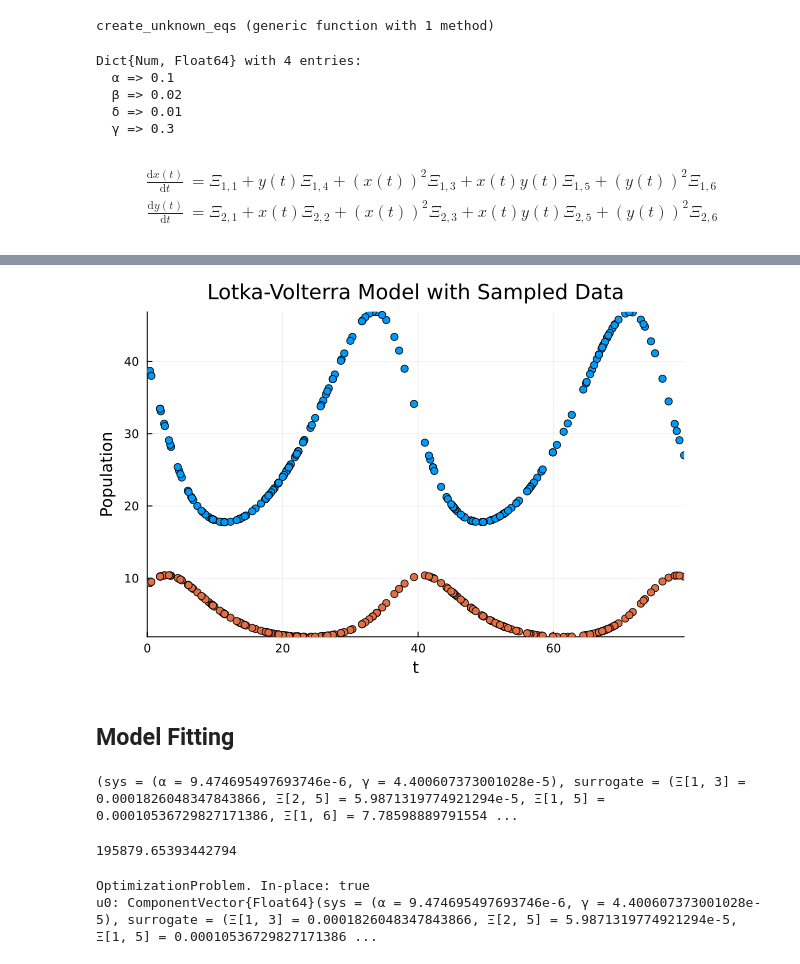
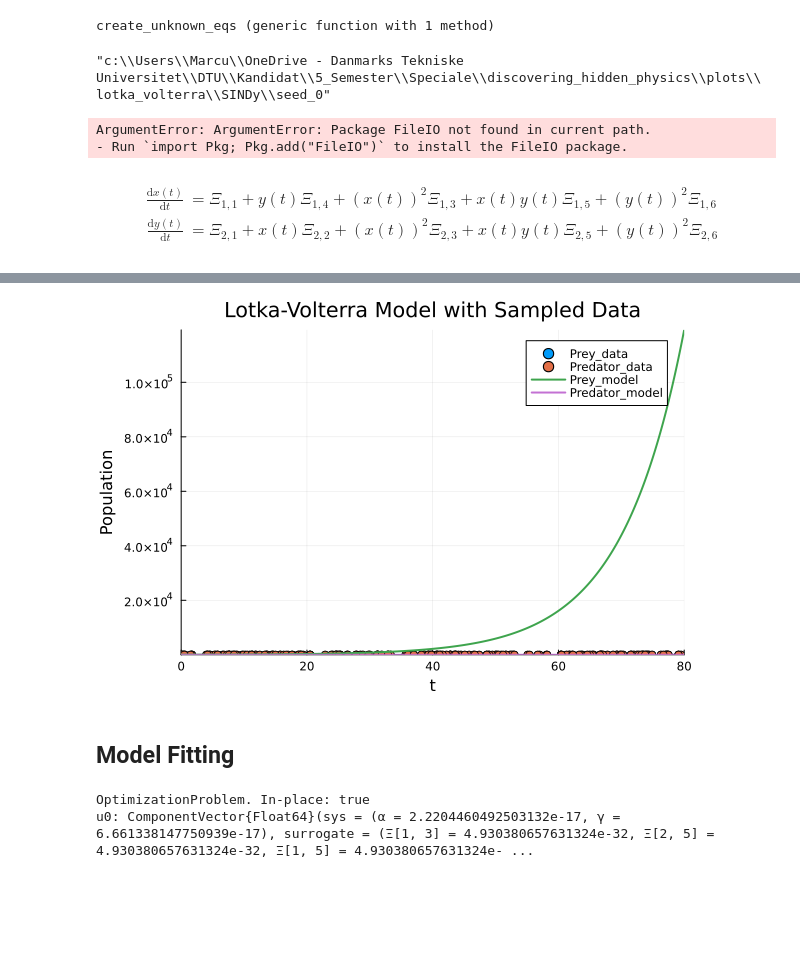
Before and after one commit to MarcusGalea/discovering_hidden_physics, a Jupyter notebook: scripts/LV_SINDy.ipynb, the cells around one changed output, grey strips where cells are left out. Cells and saved outputs as stored; diff of their text form; code cells hidden in the pictures; blank space fills up the shorter version.

Commit message:
optimization of hybrid modes

```diff
--- a/scripts/LV_SINDy.ipynb
+++ b/scripts/LV_SINDy.ipynb
@@ -23,7 +23,7 @@ Status `C:\Users\MGAJ\OneDrive - Danmarks Tekniske Universitet\DTU\Kandidat\5_Se
   [fe2206b3] TidierData v0.17.0
 Info Packages marked with ⌃ and ⌅ have new versions available. Those with ⌃ may be upgradable, but those with ⌅ are restricted by compatibility constraints from upgrading. To see why use `status --out ...
 # %%
-using Revise, Optimization, ModelingToolkit,DifferentialEquations,Plots, Lux, PEtab, Random, Distributions
+using Revise, Optimization,Optim, OptimizationOptimJL,OptimizationPolyalgorithms, ModelingToolkit,DifferentialEquations,Plots, Lux, PEtab, Random, Distributions
 seed = 0 #set seed for reproducibility
-rng = Random.default_rng() #create a random number generator with the seed
+rng = Random.default_rng(seed) #create a random number generator with the seed
 # %% [output]
@@ -239,12 +444,17 @@ end
 # %% [output]
 create_unknown_eqs (generic function with 1 method)
 # %%
-params
+plotsdir = joinpath(rootdir, "plots", "lotka_volterra", "SINDy", "seed_$seed")
 # %% [output]
-Dict{Num, Float64} with 4 entries:
-  α => 0.1
-  β => 0.02
-  δ => 0.01
-  γ => 0.3
+"c:\\Users\\Marcu\\OneDrive - Danmarks Tekniske Universitet\\DTU\\Kandidat\\5_Semester\\Speciale\\discovering_hidden_physics\\plots\\lotka_volterra\\SINDy\\seed_0"
+# %%
+#makedir if it does not exist
+using FileIO
+if !isdir(plotsdir)
+    mkpath(plotsdir)
+end
+# %% [output]
+ArgumentError: ArgumentError: Package FileIO not found in current path.
+- Run `import Pkg; Pkg.add("FileIO")` to install the FileIO package.
 # %%
 @parameters Ξ[1:length(known_eqs), 1:length(unknown_basis)]
@@ -287,6 +497,7 @@ initial_conditions = Dict(
 
 ens_prob = EnsembleProblem(hmodel, initial_conditions, tspan, initp)
 sol = solve(ens_prob, Rodas5(), EnsembleDistributed(), trajectories = length(initial_conditions), saveat = dt)
-scatter(timedata[sample_idcs], data[sample_idcs, :], label=["Prey" "Predator"], xlabel="Time", ylabel="Population", title="Lotka-Volterra Model with Sampled Data")
-plot!(sol)
+scatter(timedata[sample_idcs], data[sample_idcs, :], label=["Prey_data" "Predator_data"], xlabel="Time", ylabel="Population", title="Lotka-Volterra Model with Sampled Data", legend =:topright)
+plot!(sol, label = ["Prey_model" "Predator_model"], linewidth=2, markersize=4, legend =:topright)
+# savefig(joinpath(plotsdir, "LV_SINDy_sampled_data_gone_wrong.png"))
 # %% [output]
@@ -295,3 +504,3 @@ plot!(sol)
-[figure, old version]
+[figure, new version]
 # %% [markdown]
 ## Model Fitting
@@ -313,15 +520,9 @@ peprob = HybridPEProblem(hmodel, obs, train_measurements, u0map;
 # %%
 adalg = Optimization.AutoForwardDiff() #Optimization.AutoZygote() # Optimization.AutoReverseDiff(compile=false) #
 optfun = OptimizationFunction((p, p_useless) -> peprob.obj_func(p), adalg)
-p_guess = abs.(1e-4* randn(length(initp)).*init_params(hmodel))
-println(p_guess)
-optfun(p_guess, nothing) #test the objective function
+p_guess = initp .* eps(Float64)
+optprob = OptimizationProblem(optfun, p_guess)#, lb = zeros(length(initp)), ub = ones(length(initp)) .* 1e1)
 # %% [output]
-(sys = (α = 9.474695497693746e-6, γ = 4.400607373001028e-5), surrogate = (Ξ[1, 3] = 0.0001826048347843866, Ξ[2, 5] = 5.9871319774921294e-5, Ξ[1, 5] = 0.00010536729827171386, Ξ[1, 6] = 7.78598889791554 ...
+OptimizationProblem. In-place: true
+u0: ComponentVector{Float64}(sys = (α = 2.2204460492503132e-17, γ = 6.661338147750939e-17), surrogate = (Ξ[1, 3] = 4.930380657631324e-32, Ξ[2, 5] = 4.930380657631324e-32, Ξ[1, 5] = 4.930380657631324e- ...
-195879.65393442794
-# %%
-optprob = OptimizationProblem(optfun, p_guess, lb = zeros(length(initp)), ub = ones(length(initp)) .* 1e1)
-# %% [output]
-OptimizationProblem. In-place: true
-u0: ComponentVector{Float64}(sys = (α = 9.474695497693746e-6, γ = 4.400607373001028e-5), surrogate = (Ξ[1, 3] = 0.0001826048347843866, Ξ[2, 5] = 5.9871319774921294e-5, Ξ[1, 5] = 0.00010536729827171386 ...
 # %%
```
Also changed, not shown: parts of 50 cells of this notebook, 13 other files.
